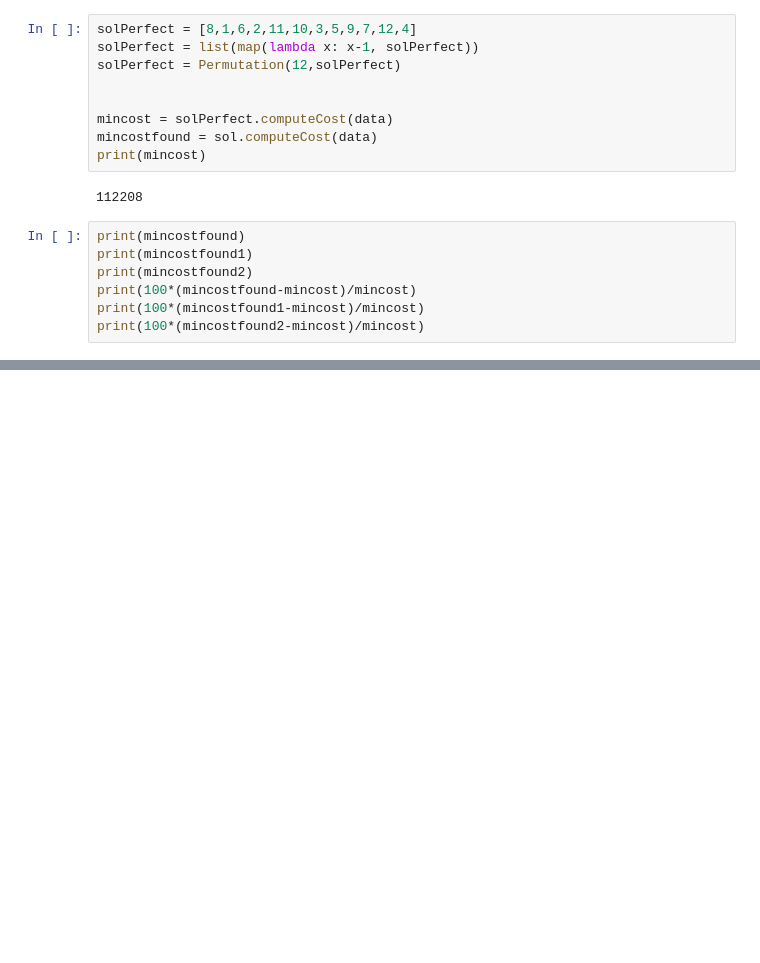
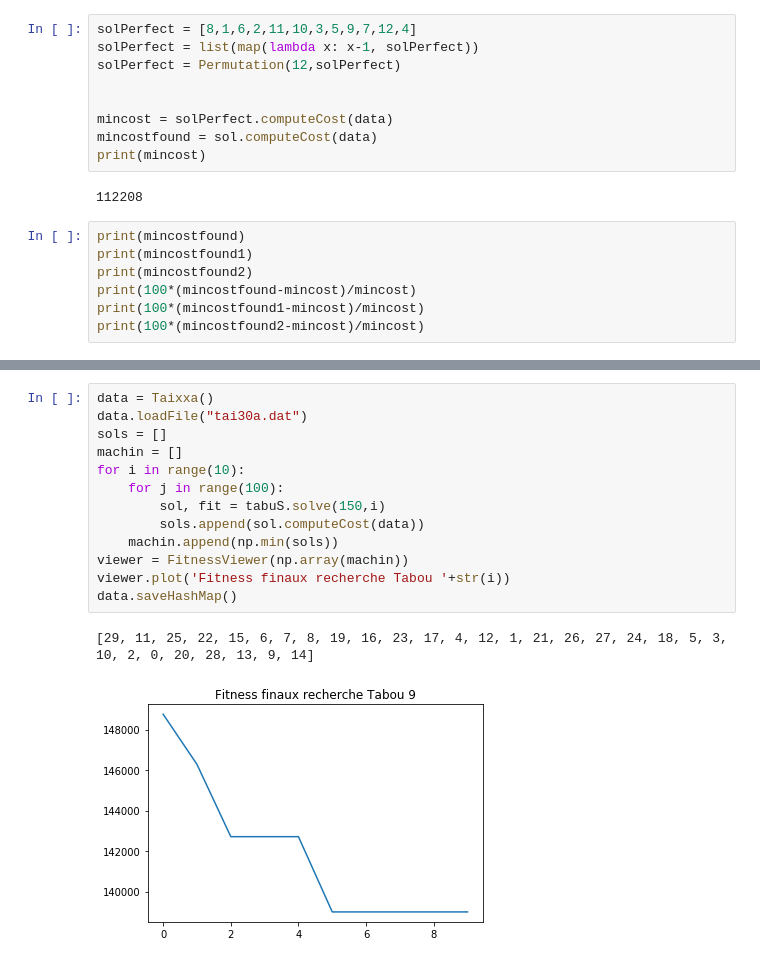
Before and after one commit to M-Garrigues/Quadratic-Assignment-Problem, a Jupyter notebook: notebooks/Taixxa.ipynb, the cells around one changed output, grey strips where cells are left out. Saved outputs shown, nothing was run; the diff lists cells and outputs as text; blank space fills up the shorter version.

```diff
--- a/notebooks/Taixxa.ipynb
+++ b/notebooks/Taixxa.ipynb
@@ -136,0 +175,16 @@ print(100*(mincostfound2-mincost)/mincost)
+# %%
+data = Taixxa()
+data.loadFile("tai30a.dat")
+sols = []
+machin = []
+for i in range(10):
+    for j in range(100):
+        sol, fit = tabuS.solve(150,i)
+        sols.append(sol.computeCost(data))
+    machin.append(np.min(sols))
+viewer = FitnessViewer(np.array(machin))
+viewer.plot('Fitness finaux recherche Tabou '+str(i))
+data.saveHashMap()
+# %% [output]
+[29, 11, 25, 22, 15, 6, 7, 8, 19, 16, 23, 17, 4, 12, 1, 21, 26, 27, 24, 18, 5, 3, 10, 2, 0, 20, 28, 13, 9, 14]
+[figure, added]
```
Also changed, not shown: parts of 17 cells of this notebook, 19 other files.
